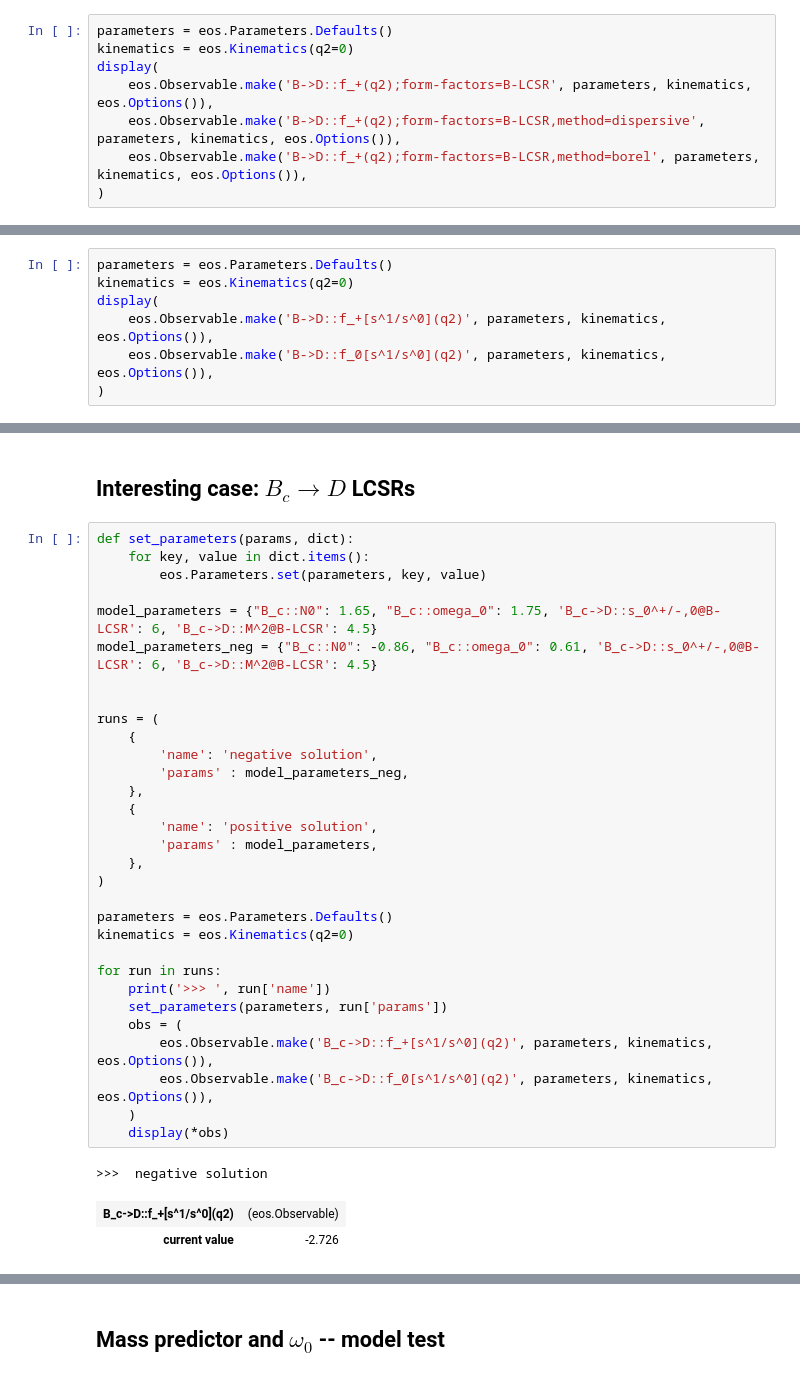
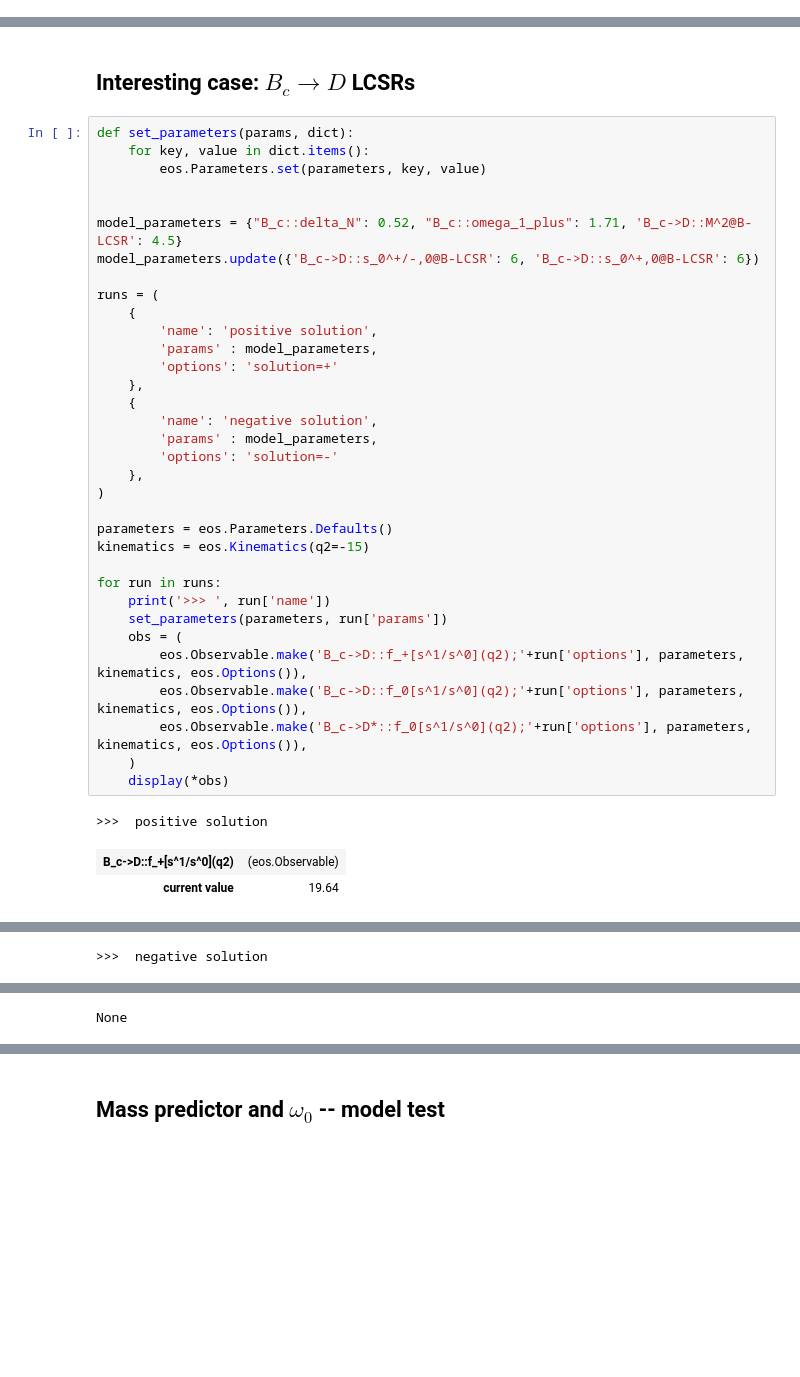
Before and after one commit to pluegh/eos, a Jupyter notebook: notebooks/B_c decay, D mass and lambda_{B_c}.ipynb, the cells around one changed output, grey strips where cells are left out. Cells and saved outputs as stored; diff of their text form; blank space fills up the shorter version.

```diff
--- a/notebooks/B_c decay, D mass and lambda_{B_c}.ipynb
+++ b/notebooks/B_c decay, D mass and lambda_{B_c}.ipynb
@@ -17,8 +14,0 @@ eos built at Tue Jan 26 19:38:40 2021
-# %%
-parameters = eos.Parameters.Defaults()
-kinematics = eos.Kinematics(q2=0)
-display(
-    eos.Observable.make('B->D::f_+(q2);form-factors=B-LCSR', parameters, kinematics, eos.Options()),
-    eos.Observable.make('B->D::f_+(q2);form-factors=B-LCSR,method=dispersive', parameters, kinematics, eos.Options()),
-    eos.Observable.make('B->D::f_+(q2);form-factors=B-LCSR,method=borel', parameters, kinematics, eos.Options()),
-)
@@ -32,7 +14,0 @@ display(
-# %%
-parameters = eos.Parameters.Defaults()
-kinematics = eos.Kinematics(q2=0)
-display(
-    eos.Observable.make('B->D::f_+[s^1/s^0](q2)', parameters, kinematics, eos.Options()),
-    eos.Observable.make('B->D::f_0[s^1/s^0](q2)', parameters, kinematics, eos.Options()),
-)
@@ -241,36 +17,39 @@ eos built at Wed Jan 20 20:36:18 2021
 # %%
 def set_parameters(params, dict):
     for key, value in dict.items():
         eos.Parameters.set(parameters, key, value)
 
-model_parameters = {"B_c::N0": 1.65, "B_c::omega_0": 1.75, 'B_c->D::s_0^+/-,0@B-LCSR': 6, 'B_c->D::M^2@B-LCSR': 4.5}
-model_parameters_neg = {"B_c::N0": -0.86, "B_c::omega_0": 0.61, 'B_c->D::s_0^+/-,0@B-LCSR': 6, 'B_c->D::M^2@B-LCSR': 4.5}
 
+model_parameters = {"B_c::delta_N": 0.52, "B_c::omega_1_plus": 1.71, 'B_c->D::M^2@B-LCSR': 4.5}
+model_parameters.update({'B_c->D::s_0^+/-,0@B-LCSR': 6, 'B_c->D::s_0^+,0@B-LCSR': 6})
 
 runs = (
     {
-        'name': 'negative solution',
-        'params' : model_parameters_neg,
+        'name': 'positive solution',
+        'params' : model_parameters,
+        'options': 'solution=+'
     },
     {
-        'name': 'positive solution',
+        'name': 'negative solution',
         'params' : model_parameters,
+        'options': 'solution=-'
     },
 )
 
 parameters = eos.Parameters.Defaults()
-kinematics = eos.Kinematics(q2=0)
+kinematics = eos.Kinematics(q2=-15)
 
 for run in runs:
     print('>>> ', run['name'])
     set_parameters(parameters, run['params'])
     obs = (
-        eos.Observable.make('B_c->D::f_+[s^1/s^0](q2)', parameters, kinematics, eos.Options()),
-        eos.Observable.make('B_c->D::f_0[s^1/s^0](q2)', parameters, kinematics, eos.Options()),
+        eos.Observable.make('B_c->D::f_+[s^1/s^0](q2);'+run['options'], parameters, kinematics, eos.Options()),
+        eos.Observable.make('B_c->D::f_0[s^1/s^0](q2);'+run['options'], parameters, kinematics, eos.Options()),
+        eos.Observable.make('B_c->D*::f_0[s^1/s^0](q2);'+run['options'], parameters, kinematics, eos.Options()),
     )
     display(*obs)
 # %% [output]
->>>  negative solution
+>>>  positive solution
 | B_c->D::f_+[s^1/s^0](q2) | (eos.Observable) |
-| current value | -2.726 |
+| current value | 19.64 |
 | B_c->D::f_0[s^1/s^0](q2) | (eos.Observable) |
@@ -279 +58,2 @@ for run in runs:
+>>>  negative solution
 | B_c->D::f_+[s^1/s^0](q2) | (eos.Observable) |
@@ -282,0 +63 @@ for run in runs:
+None
```
Also changed, not shown: parts of 29 cells of this notebook.
